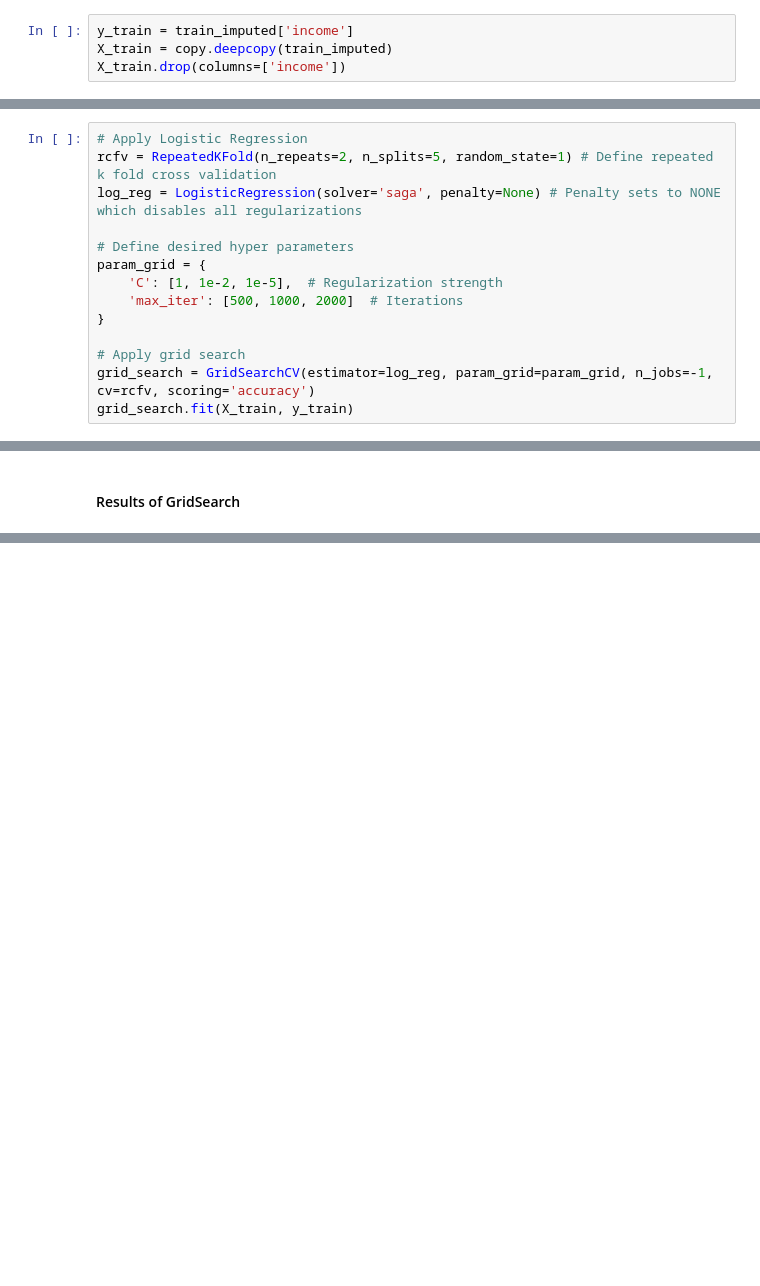
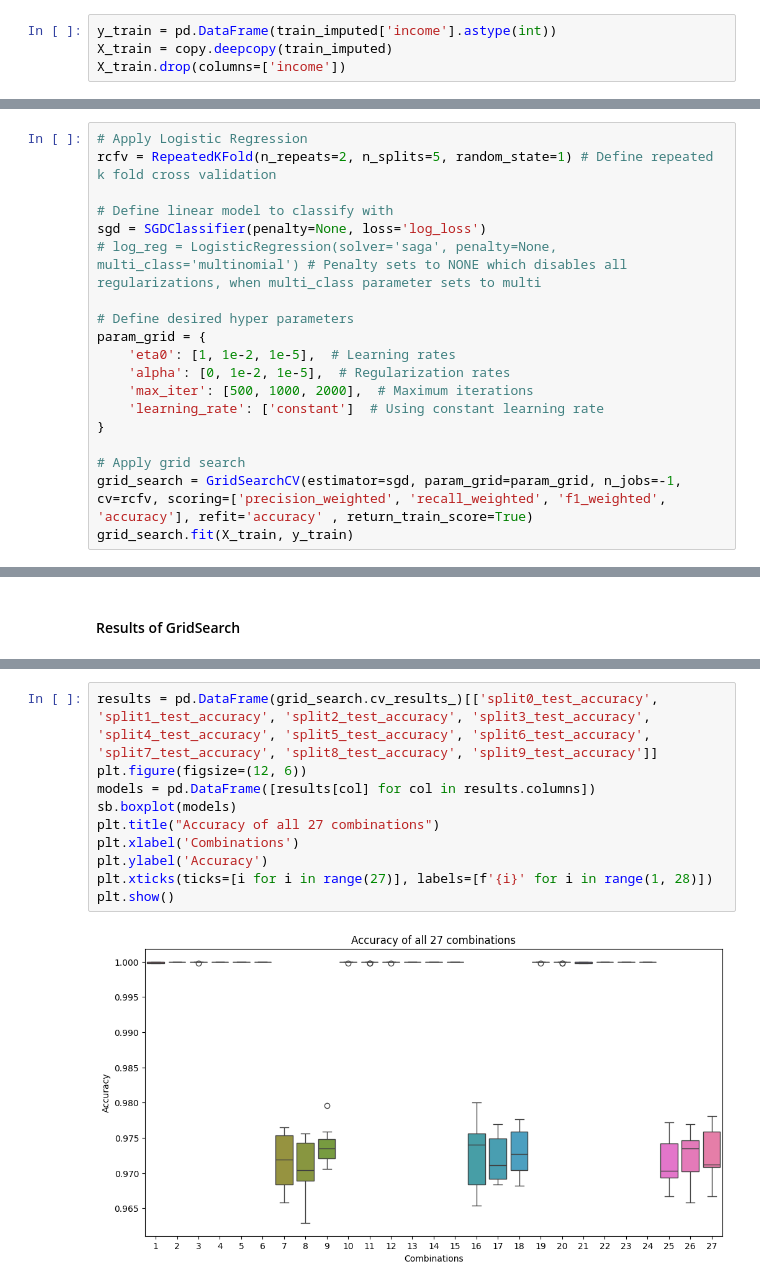
Before and after one commit to yazdanzv/ML_Project_no5, a Jupyter notebook: main.ipynb, the cells around one changed output, grey strips where cells are left out. Saved outputs shown, nothing was run; the diff lists cells and outputs as text; blank space fills up the shorter version.

```diff
--- a/main.ipynb
+++ b/main.ipynb
@@ -232,7 +232,7 @@ train_imputed
 # %% [markdown]
 <h4>Seperate labels</h4>
 # %%
-y_train = train_imputed['income']
+y_train = pd.DataFrame(train_imputed['income'].astype(int))
 X_train = copy.deepcopy(train_imputed)
 X_train.drop(columns=['income'])
 # %% [output]
@@ -255,14 +255,19 @@ Using gridSearch to find the best model
 # %%
 # Apply Logistic Regression
 rcfv = RepeatedKFold(n_repeats=2, n_splits=5, random_state=1) # Define repeated k fold cross validation
-log_reg = LogisticRegression(solver='saga', penalty=None) # Penalty sets to NONE which disables all regularizations
+
+# Define linear model to classify with
+sgd = SGDClassifier(penalty=None, loss='log_loss')
+# log_reg = LogisticRegression(solver='saga', penalty=None, multi_class='multinomial') # Penalty sets to NONE which disables all regularizations, when multi_class parameter sets to multi
 
 # Define desired hyper parameters
 param_grid = {
-    'C': [1, 1e-2, 1e-5],  # Regularization strength
-    'max_iter': [500, 1000, 2000]  # Iterations
+    'eta0': [1, 1e-2, 1e-5],  # Learning rates
+    'alpha': [0, 1e-2, 1e-5],  # Regularization rates
+    'max_iter': [500, 1000, 2000],  # Maximum iterations
+    'learning_rate': ['constant']  # Using constant learning rate
 }
 
 # Apply grid search
-grid_search = GridSearchCV(estimator=log_reg, param_grid=param_grid, n_jobs=-1, cv=rcfv, scoring='accuracy')
+grid_search = GridSearchCV(estimator=sgd, param_grid=param_grid, n_jobs=-1, cv=rcfv, scoring=['precision_weighted', 'recall_weighted', 'f1_weighted', 'accuracy'], refit='accuracy' , return_train_score=True)
 grid_search.fit(X_train, y_train)
@@ -274,0 +331,12 @@ plt.show()
+# %%
+results = pd.DataFrame(grid_search.cv_results_)[['split0_test_accuracy', 'split1_test_accuracy', 'split2_test_accuracy', 'split3_test_accuracy', 'split4_test_accuracy', 'split5_test_accuracy', 'split6_test_accuracy', 'split7_test_accuracy', 'split8_test_accuracy', 'split9_test_accuracy']]
+plt.figure(figsize=(12, 6))
+models = pd.DataFrame([results[col] for col in results.columns])
+sb.boxplot(models)
+plt.title("Accuracy of all 27 combinations")
+plt.xlabel('Combinations')
+plt.ylabel('Accuracy')
+plt.xticks(ticks=[i for i in range(27)], labels=[f'{i}' for i in range(1, 28)])
+plt.show()
+# %% [output]
+[figure, added]
```
Also changed, not shown: parts of 18 cells of this notebook, 1 other file.
